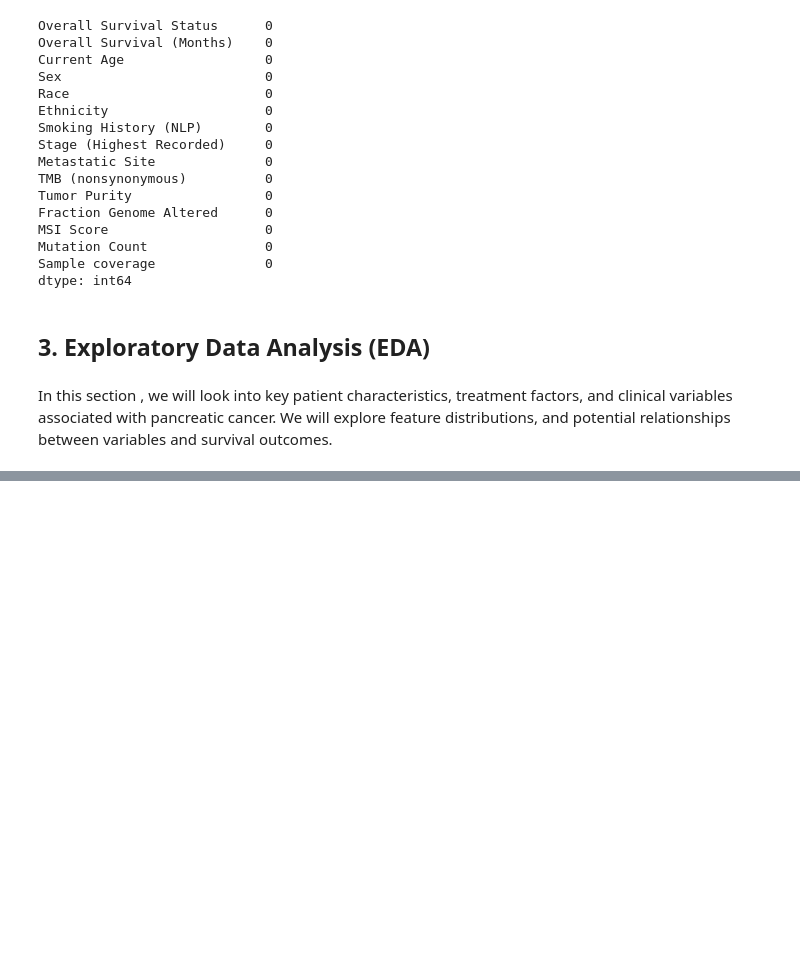
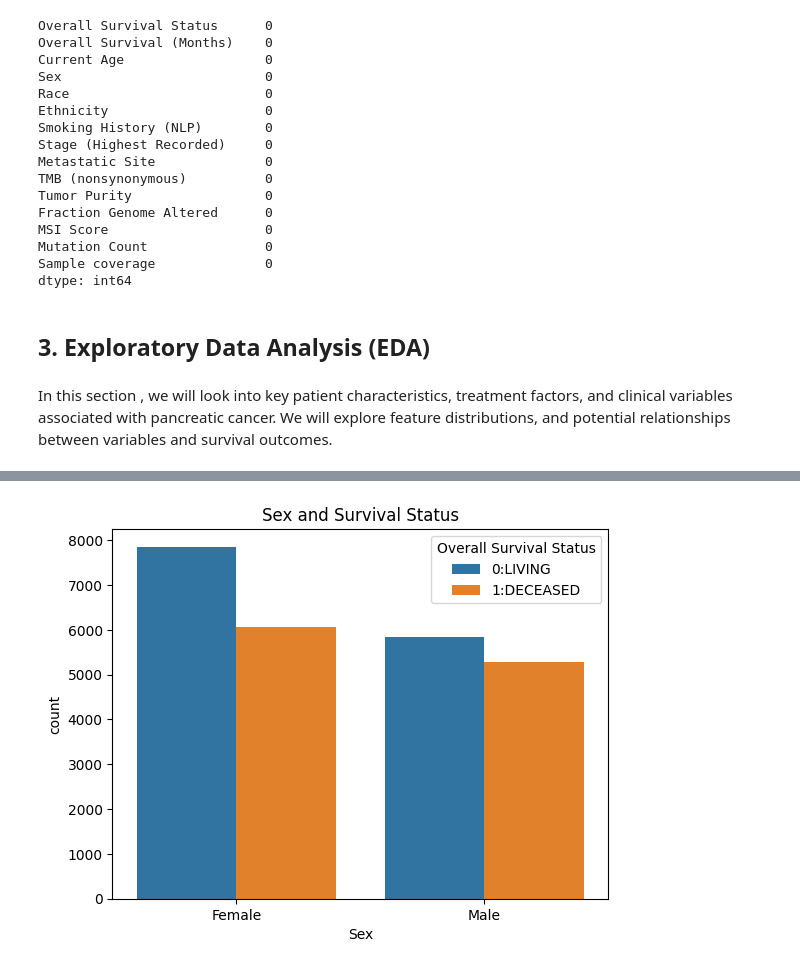
Before and after one commit to chriskarta/Pancreatic-Cancer-Survival-Prediction, a Jupyter notebook: index.ipynb, the cells around one changed output, grey strips where cells are left out. Cells and saved outputs as stored; diff of their text form; code cells hidden in the pictures; blank space fills up the shorter version.

```diff
--- a/index.ipynb
+++ b/index.ipynb
@@ -247,0 +286,7 @@ In this section , we will look into key patient characteristics, treatment facto
+# %%
+# Sex vs survival
+sns.countplot(x='Sex', hue='Overall Survival Status', data=df_filtered)
+plt.title('Sex and Survival Status')
+plt.show()
+# %% [output]
+[figure, added]
```
Also changed, not shown: parts of 33 cells of this notebook.
